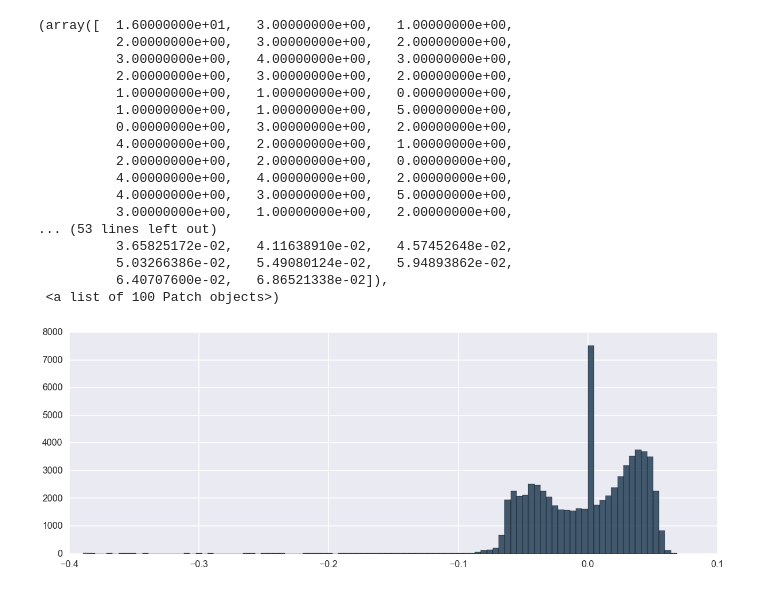
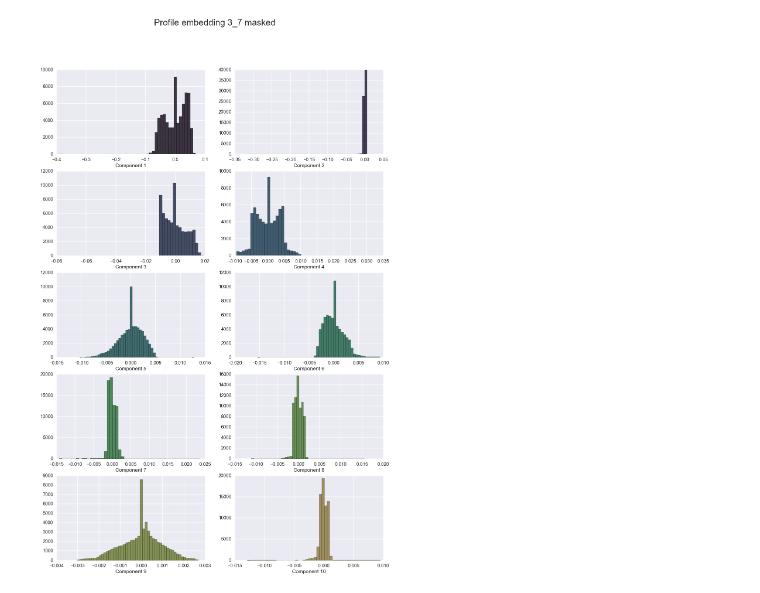
Before and after one commit to juhuntenburg/myelinconnect, a Jupyter notebook: notebooks/plot_surfs.ipynb, the cells around one changed output. Drawn from its saved outputs; the diff is of its cells as text; code cells hidden in the pictures.

```diff
--- a/notebooks/plot_surfs.ipynb
+++ b/notebooks/plot_surfs.ipynb
@@ -35,5 +35,5 @@ data_file='/scr/ilz3/myelinconnect/all_data_on_simple_surf/clust/smooth_3/mask_0
 data=np.load(data_file)
 sulc=np.load(sulc_file)
 mask=np.load(mask_file)
-#data[mask]=0
+data[mask]=0
 v, f, d = read_vtk(mesh_file)
@@ -50,0 +56,6 @@ data_masked.shape[0]+mask.shape[0]
+# %%
+sns.set_context('poster')
+fig=plt.figure(figsize=(10,7))
+plt.plot(eigenval, color=sns.color_palette('cubehelix', 10)[2])
+plt.ylabel('lambda')
+plt.xlabel('component')
@@ -51,34 +65,21 @@ data_masked.shape[0]+mask.shape[0]
 # %%
 sns.set_context('poster')
 sns.set_style('darkgrid')
-fig=plt.figure(figsize=(20,15))
-fig.add_subplot(211)
-plt.hist(data_masked[:,0], bins=100, color=sns.color_palette('cubehelix',10)[1], alpha=0.8);
+fig=plt.figure(figsize=(20,30))
+for comp in range(10):
+    fig.add_subplot(5,2,comp+1)
+    plt.hist(data_masked[:,comp], bins=50, color=sns.color_palette('cubehelix',20)[comp], alpha=0.8);
+    plt.xlabel('Component %s'%str(comp+1))
+fig.suptitle('Profile embedding 3_7 masked', fontsize=30)
 #plt.xticks(np.arange(0, max(data_masked)+1, 1000))
 #plt.xlim(min(data_masked), max(data_masked))
-#plt.xlabel('row sum')
+
 #fig.add_subplot(212)
 #plt.hist(data_norm, bins=30, color=sns.color_palette('cubehelix',10)[5], alpha=0.8);
 #plt.xticks(np.arange(-2, +3, 0.2))
 #plt.xlim(min(data_norm), max(data_norm))
 #plt.xlabel('normalized row sum')
+fig.savefig('/scr/ilz3/myelinconnect/pics/profile_embedding_37_hist.png')
 # %% [output]
-(array([  1.60000000e+01,   3.00000000e+00,   1.00000000e+00,
-          2.00000000e+00,   3.00000000e+00,   2.00000000e+00,
-          3.00000000e+00,   4.00000000e+00,   3.00000000e+00,
-          2.00000000e+00,   3.00000000e+00,   2.00000000e+00,
-          1.00000000e+00,   1.00000000e+00,   0.00000000e+00,
-          1.00000000e+00,   1.00000000e+00,   5.00000000e+00,
-          0.00000000e+00,   3.00000000e+00,   2.00000000e+00,
-          4.00000000e+00,   2.00000000e+00,   1.00000000e+00,
-          2.00000000e+00,   2.00000000e+00,   0.00000000e+00,
-          4.00000000e+00,   4.00000000e+00,   2.00000000e+00,
-          4.00000000e+00,   3.00000000e+00,   5.00000000e+00,
-          3.00000000e+00,   1.00000000e+00,   2.00000000e+00,
-... (53 lines left out)
-          3.65825172e-02,   4.11638910e-02,   4.57452648e-02,
-          5.03266386e-02,   5.49080124e-02,   5.94893862e-02,
-          6.40707600e-02,   6.86521338e-02]),
- <a list of 100 Patch objects>)
-[figure, old version]
+[figure, new version]
 # %%
```
Also changed, not shown: parts of 12 cells of this notebook, 4 other files.
